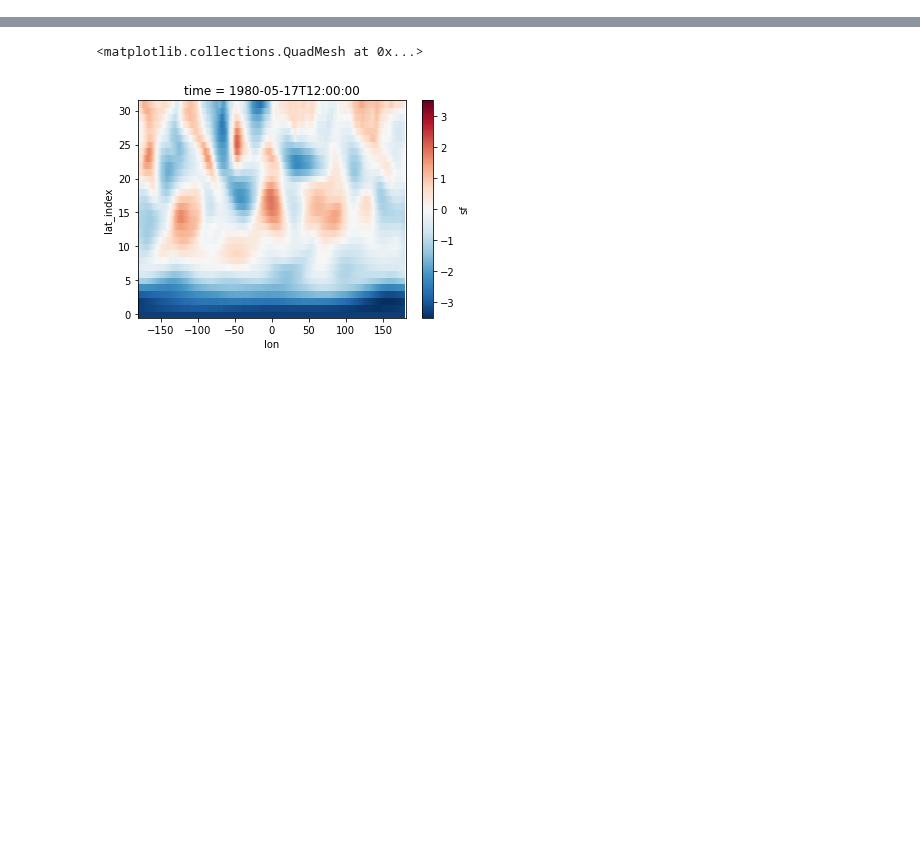
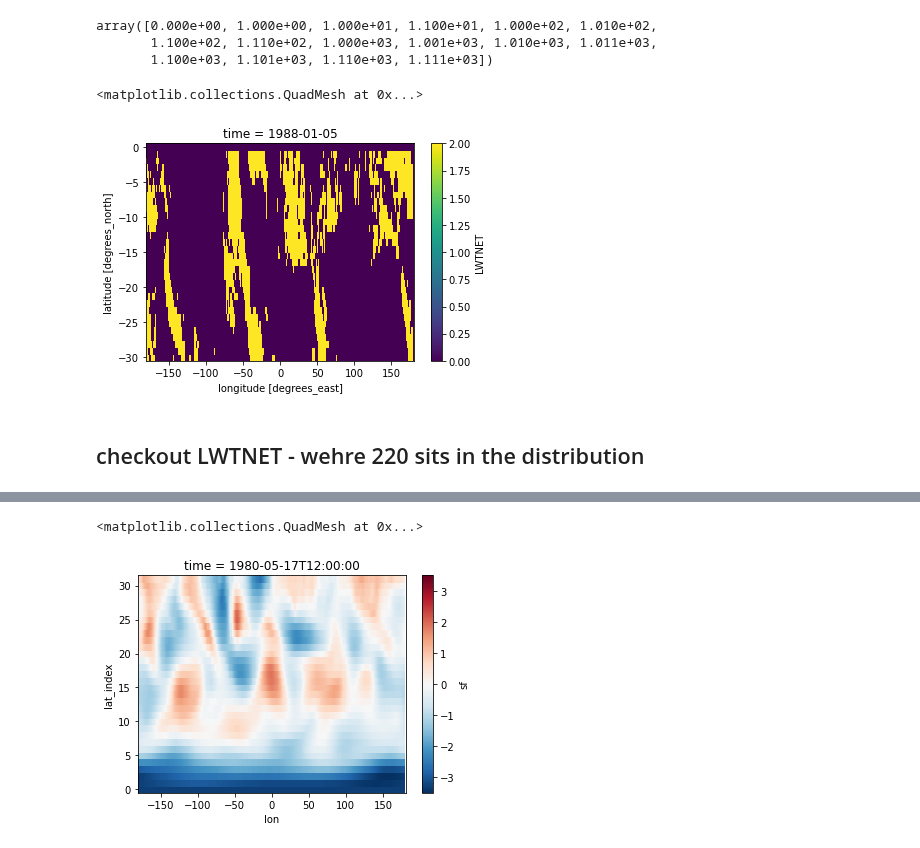
Before and after one commit to rlbaiman/AntarcticAR_ML, a Jupyter notebook: Make_test_data.ipynb, the cells around one changed output, grey strips where cells are left out. Cells and saved outputs as stored; diff of their text form; code cells hidden in the pictures; blank space fills up the shorter version.

Commit message:
finalize data creation

```diff
--- a/Make_test_data.ipynb
+++ b/Make_test_data.ipynb
@@ -8,0 +48,3 @@ from matplotlib.colors import ListedColormap
+# %%
+test = xr.open_mfdataset("/pl/active/ATOC_SynopticMet/data/ar_data/Research3/Data/Y/1980*")
+test
@@ -8,0 +89,14 @@ from matplotlib.colors import ListedColormap
+# %%
+np.unique(test.isel(time = slice(0,100)).Y)
+# %% [output]
+array([0.000e+00, 1.000e+00, 1.000e+01, 1.100e+01, 1.000e+02, 1.010e+02,
+       1.100e+02, 1.110e+02, 1.000e+03, 1.001e+03, 1.010e+03, 1.011e+03,
+       1.100e+03, 1.101e+03, 1.110e+03, 1.111e+03])
+# %%
+test2 = xr.where(test == 3,2,0)
+test2.isel(time = 16).LWTNET.plot()
+# %% [output]
+<matplotlib.collections.QuadMesh at 0x...>
+[figure, added]
+# %% [markdown]
+## checkout LWTNET - wehre 220 sits in the distribution
```
Also changed, not shown: parts of 22 cells of this notebook, 7 other files.
